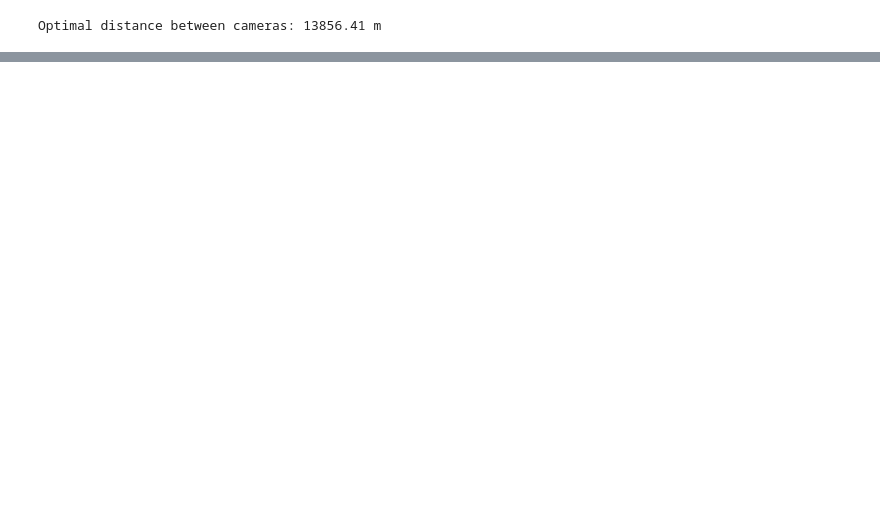
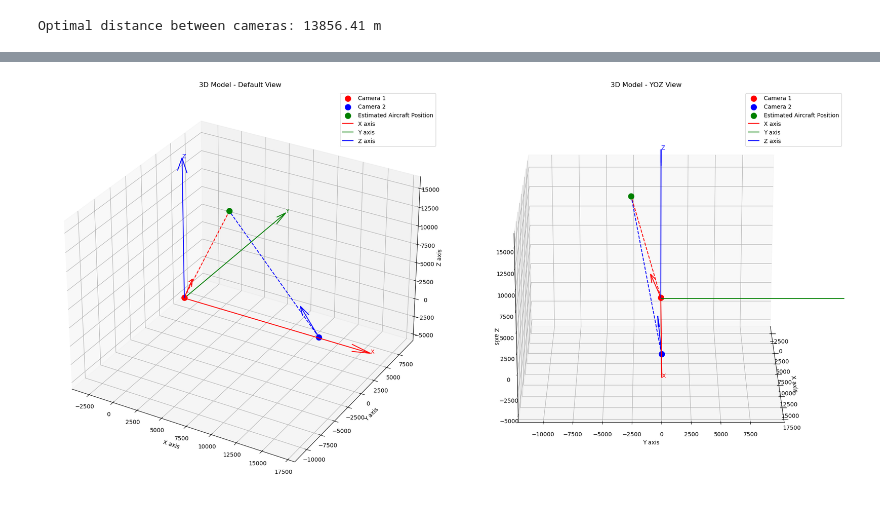
Before and after one commit to BMThi/Project-RI-5A, a Jupyter notebook: code.ipynb, the cells around one changed output, grey strips where cells are left out. Cells and saved outputs as stored; diff of their text form; code cells hidden in the pictures; blank space fills up the shorter version.

Commit message:
add flight map to find center orientation

```diff
--- a/code.ipynb
+++ b/code.ipynb
@@ -157,6 +160,6 @@ def calculate_boundary_angles(center_angle, fov):
 # %%
 # Center orientation angle (e.g., facing 45 degrees)
-center_orientation = 310  # in degrees
+center_orientation = (302 + 265) / 2  # in degrees
 print("Center orientation:", center_orientation, "degrees")
 
 # Calculate left and right boundary angles
@@ -386,0 +501,77 @@ m
+# %%
+import matplotlib.pyplot as plt
+from mpl_toolkits.mplot3d import Axes3D
+
+def plot_3d_model(D, aircraft_position, M1, M2, camera1_pos, camera2_pos):
+    fig = plt.figure(figsize=(20, 10))
+
+    # Subplot 1: Default view
+    ax1 = fig.add_subplot(121, projection='3d')
+    plot_subplot(ax1, D, aircraft_position, M1, M2, camera1_pos, camera2_pos, "Default View")
+
+    # Subplot 2: YOZ view
+    ax2 = fig.add_subplot(122, projection='3d')
+    plot_subplot(ax2, D, aircraft_position, M1, M2, camera1_pos, camera2_pos, "YOZ View")
+    ax2.view_init(elev=20, azim=0)
+
+    plt.tight_layout()
+    plt.show()
+
+def plot_subplot(ax, D, aircraft_position, M1, M2, camera1_pos, camera2_pos, view_title):
+    # Set scale factor based on camera distance
+    scale = D * 0.3  # You can adjust this multiplier to change the relative length
+
+    # Plot cameras
+    ax.scatter(*camera1_pos, color='r', s=100, label='Camera 1')
+    ax.scatter(*camera2_pos, color='b', s=100, label='Camera 2')
+
+    # Plot camera direction vectors
+    ax.quiver(*camera1_pos, *(M1 * scale), color='r')
+    ax.quiver(*camera2_pos, *(M2 * scale), color='b')
+
+    # Plot estimated aircraft position
+    ax.scatter(*aircraft_position, color='g', s=100, label='Estimated Aircraft Position')
+
+    # Connect cameras to aircraft position
+    ax.plot([camera1_pos[0], aircraft_position[0]],
+            [camera1_pos[1], aircraft_position[1]],
+            [camera1_pos[2], aircraft_position[2]], 'r--')
+    ax.plot([camera2_pos[0], aircraft_position[0]],
+            [camera2_pos[1], aircraft_position[1]],
+            [camera2_pos[2], aircraft_position[2]], 'b--')
+
+    # Add coordinate axes
+    origin = [0, 0, 0]
+    axis_length = max(np.max(np.abs(aircraft_position)), D,
+                      np.max(np.abs(camera1_pos)), np.max(np.abs(camera2_pos))) * 1.2
+    ax.quiver(*origin, axis_length, 0, 0, color='r', arrow_length_ratio=0.1, label='X axis')
+    ax.quiver(*origin, 0, axis_length, 0, color='g', arrow_length_ratio=0.1, label='Y axis')
+    ax.quiver(*origin, 0, 0, axis_length, color='b', arrow_length_ratio=0.1, label='Z axis')
+
+    # Set labels and title
+    ax.set_xlabel('X axis')
+    ax.set_ylabel('Y axis')
+    ax.set_zlabel('Z axis')
+    ax.set_title(f'3D Model - {view_title}')
+
+    # Set axis limits
+    max_range = np.array([camera1_pos, camera2_pos, aircraft_position,
+                          [axis_length, axis_length, axis_length]]).ptp(axis=0).max() / 2.0
+    mid_x = (camera1_pos[0] + camera2_pos[0]) / 2
+    mid_y = (camera1_pos[1] + camera2_pos[1] + aircraft_position[1]) / 3
+    mid_z = (camera1_pos[2] + camera2_pos[2] + aircraft_position[2]) / 3
+    ax.set_xlim(mid_x - max_range, mid_x + max_range)
+    ax.set_ylim(mid_y - max_range, mid_y + max_range)
+    ax.set_zlim(mid_z - max_range, mid_z + max_range)
+
+    # Add text labels for axes
+    ax.text(axis_length, 0, 0, "X", color='red')
+    ax.text(0, axis_length, 0, "Y", color='green')
+    ax.text(0, 0, axis_length, "Z", color='blue')
+
+    ax.legend()
+
+# Sử dụng hàm với dữ liệu từ tính toán trước đó
+plot_3d_model(D, aircraft_position, M1, M2, camera1_pos, camera2_pos)
+# %% [output]
+[figure, added]
```
Also changed, not shown: parts of 8 cells of this notebook, 1 other file.
